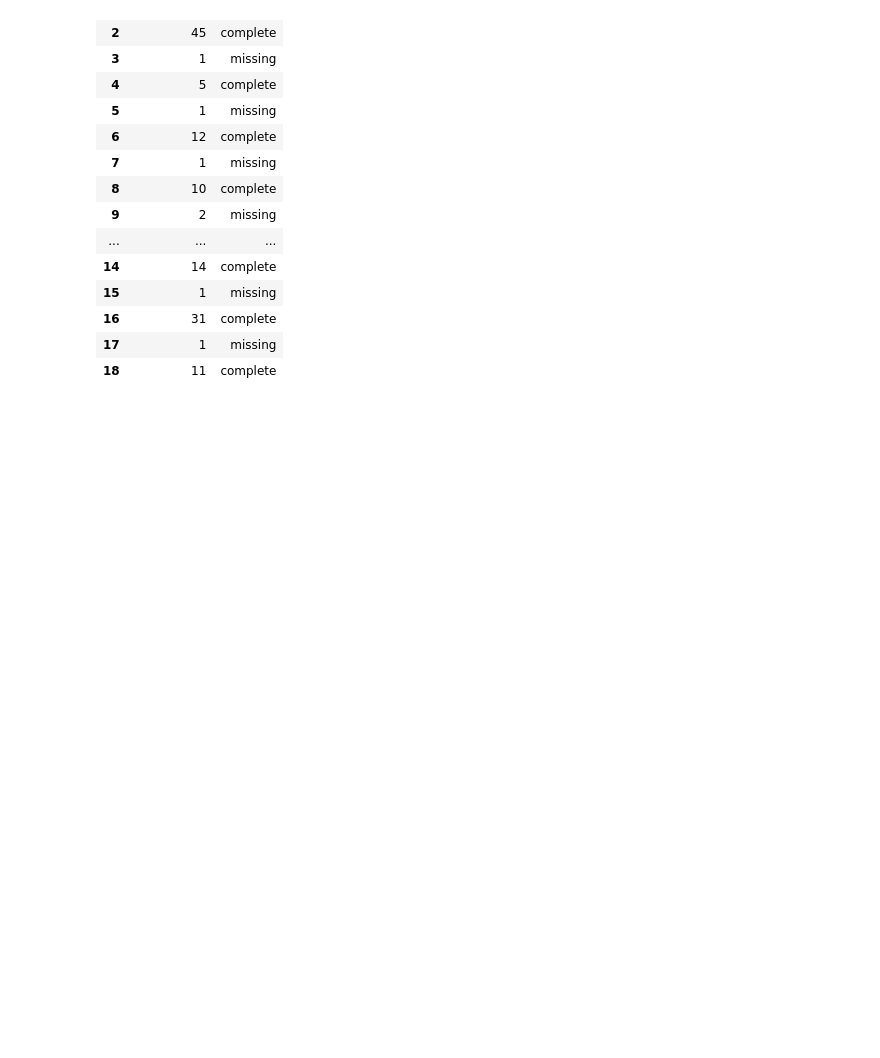
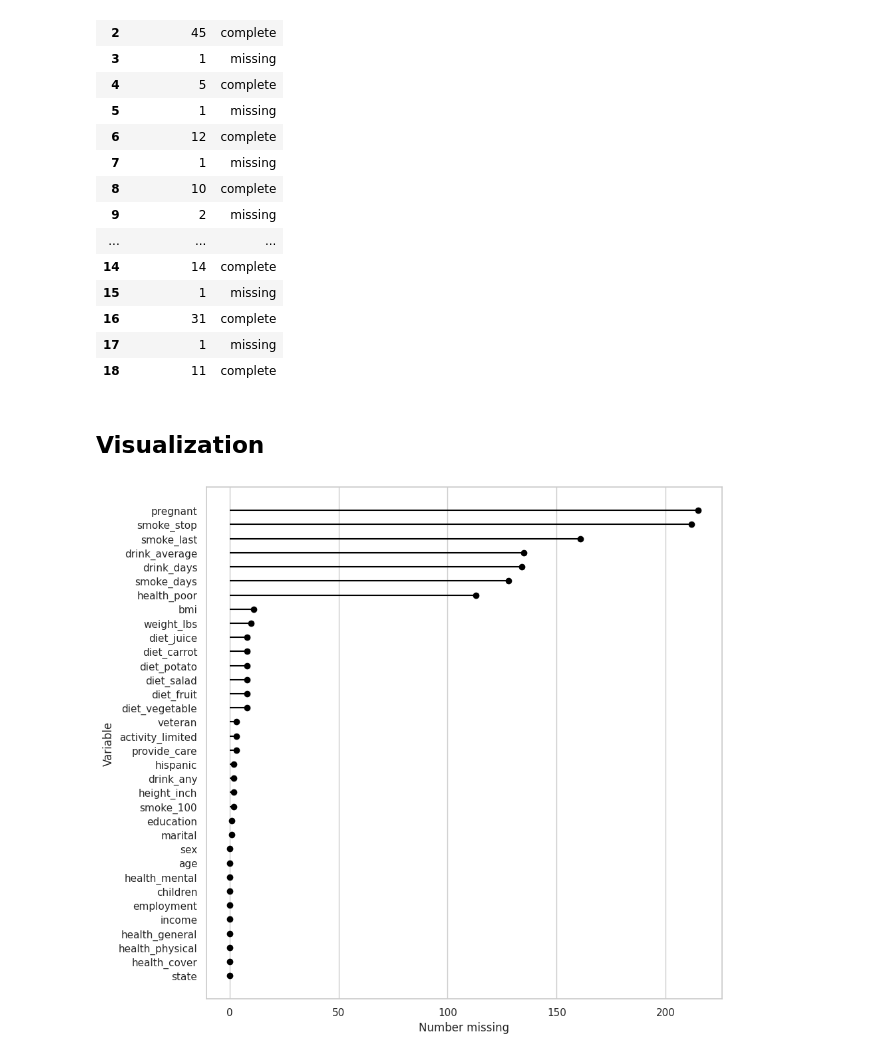
Before and after one commit to Monkey8596/Missing_data_handling-, a Jupyter notebook: notebooks/00Live_exploration.ipynb, the cells around one changed output. Drawn from its saved outputs; the diff is of its cells as text; code cells hidden in the pictures; blank space fills up the shorter version.

Commit message:
Visualizations

```diff
--- a/notebooks/00Live_exploration.ipynb
+++ b/notebooks/00Live_exploration.ipynb
@@ -333,3 +333,9 @@ riskfactors_df.missing.missing_case_table()
 | 16 | 31 | complete |
 | 17 | 1 | missing |
 | 18 | 11 | complete |
+# %% [markdown]
+## Visualization
+# %%
+riskfactors_df.missing.missing_variable_plot()
+# %% [output]
+[figure, added]
```
Also changed, not shown: parts of 5 cells of this notebook.
